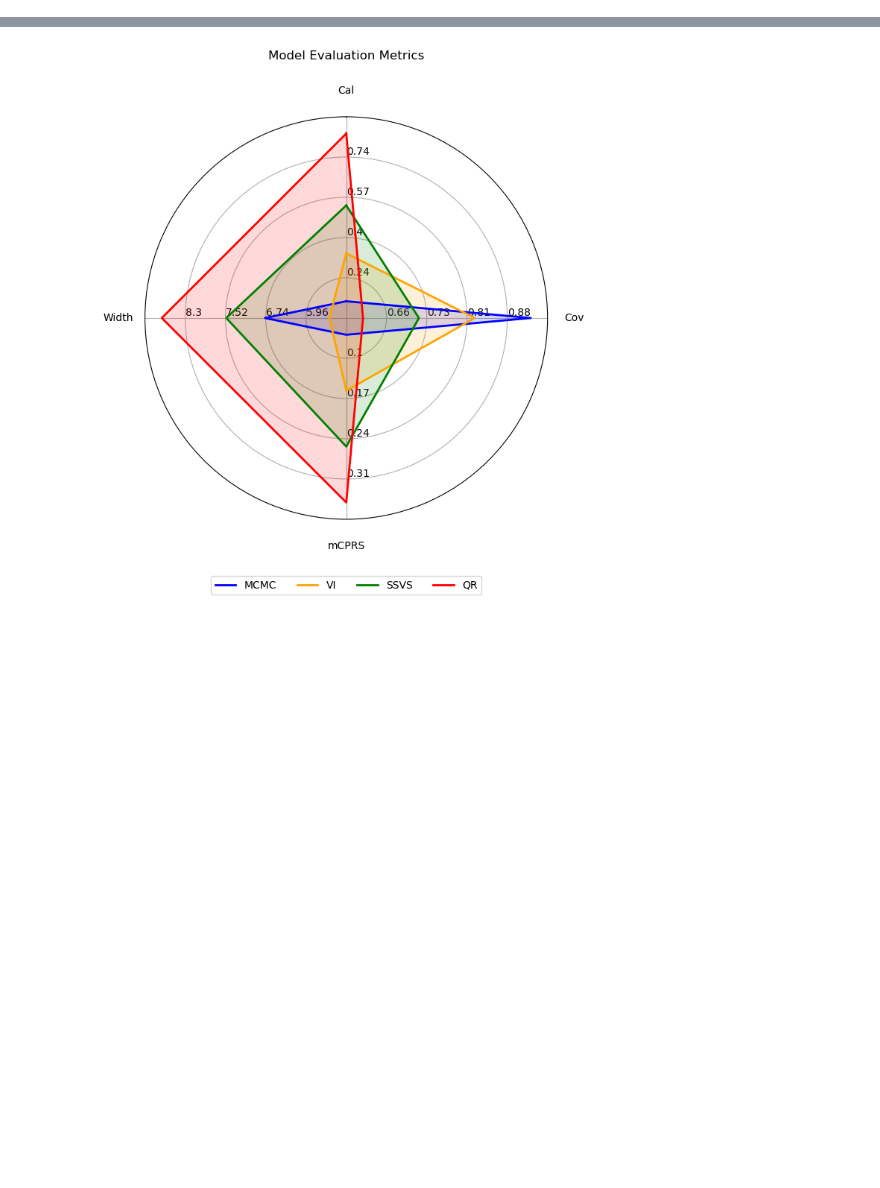
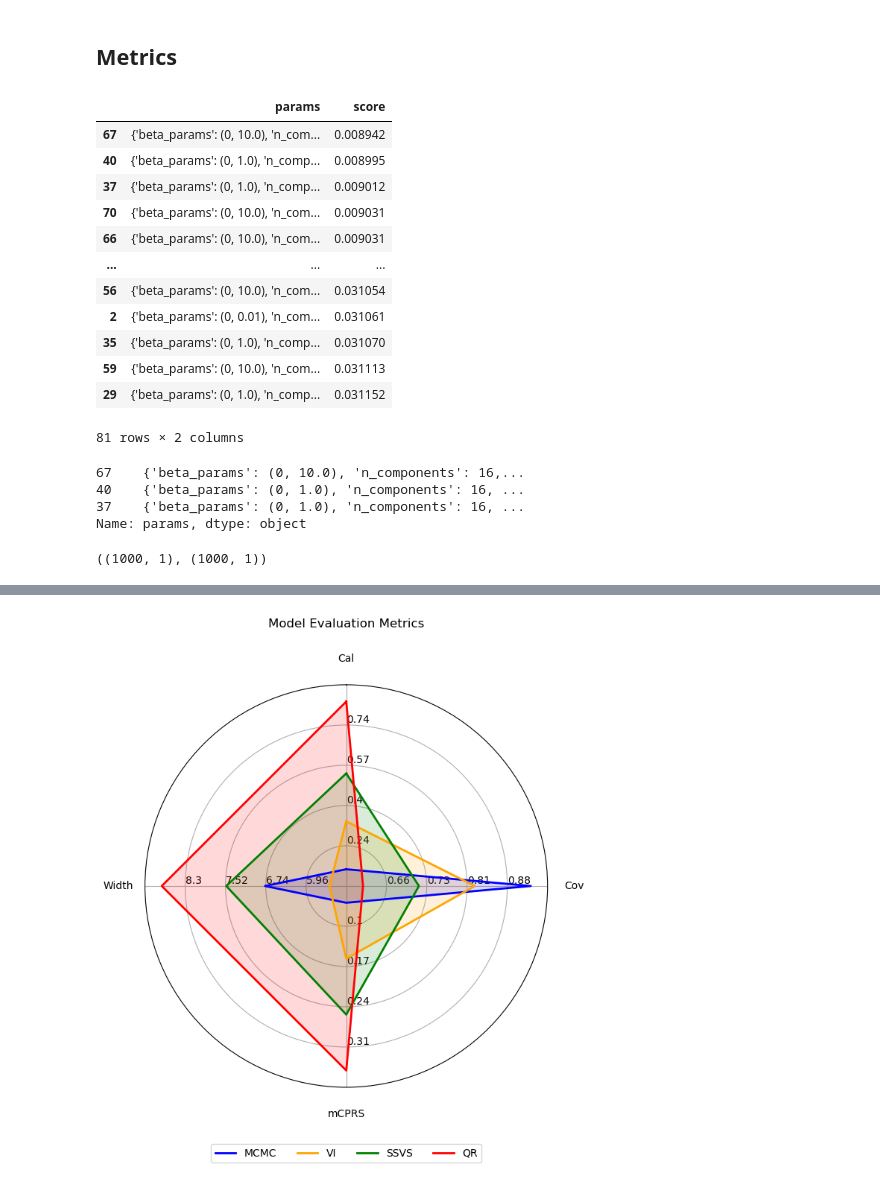
Before and after one commit to filippobezzi/Bayesian-Inference-in-High-Dimensional-Reservoir-Dynamics-for-Neural-Time-Series, a Jupyter notebook: metrics_viz.ipynb, the cells around one changed output, grey strips where cells are left out. Drawn from its saved outputs; the diff is of its cells as text; code cells hidden in the pictures; blank space fills up the shorter version.

```diff
--- a/metrics_viz.ipynb
+++ b/metrics_viz.ipynb
@@ -4,0 +1,2 @@ import matplotlib.pyplot as plt
+# %% [markdown]
+## Metrics
@@ -4,0 +13,32 @@ import matplotlib.pyplot as plt
+# %%
+gs_results = pd.read_csv("results/synth_grid_search_results.csv")
+gs_results["score"] = np.abs(gs_results["score"])
+gs_results = gs_results.sort_values("score", ascending=True)
+gs_results['params'] = gs_results['params'].map(ast.literal_eval).tolist()
+# %%
+gs_results
+# %% [output]
+|  | params | score |
+| 67 | {'beta_params': (0, 10.0), 'n_com... | 0.008942 |
+| 40 | {'beta_params': (0, 1.0), 'n_comp... | 0.008995 |
+| 37 | {'beta_params': (0, 1.0), 'n_comp... | 0.009012 |
+| 70 | {'beta_params': (0, 10.0), 'n_com... | 0.009031 |
+| 66 | {'beta_params': (0, 10.0), 'n_com... | 0.009031 |
+| ... | ... | ... |
+| 56 | {'beta_params': (0, 10.0), 'n_com... | 0.031054 |
+| 2 | {'beta_params': (0, 0.01), 'n_com... | 0.031061 |
+| 35 | {'beta_params': (0, 1.0), 'n_comp... | 0.031070 |
+| 59 | {'beta_params': (0, 10.0), 'n_com... | 0.031113 |
+| 29 | {'beta_params': (0, 1.0), 'n_comp... | 0.031152 |
+81 rows × 2 columns
+# %%
+# Extract Top 3 Configurationsimport ast
+
+top_3_idx = gs_results['score'].nsmallest(3).index
+top_3_params = gs_results.loc[top_3_idx, 'params'] #.map(ast.literal_eval).tolist()
+top_3_params
+# %% [output]
+67    {'beta_params': (0, 10.0), 'n_components': 16,...
+40    {'beta_params': (0, 1.0), 'n_components': 16, ...
+37    {'beta_params': (0, 1.0), 'n_components': 16, ...
+Name: params, dtype: object
@@ -4,0 +53,6 @@ import matplotlib.pyplot as plt
+# %%
+X_train = X[:1000,:]
+X_val = X[1000:,:]
+X_train.shape, X_val.shape
+# %% [output]
+((1000, 1), (1000, 1))
```
Also changed, not shown: parts of 9 cells of this notebook, 7 other files.
